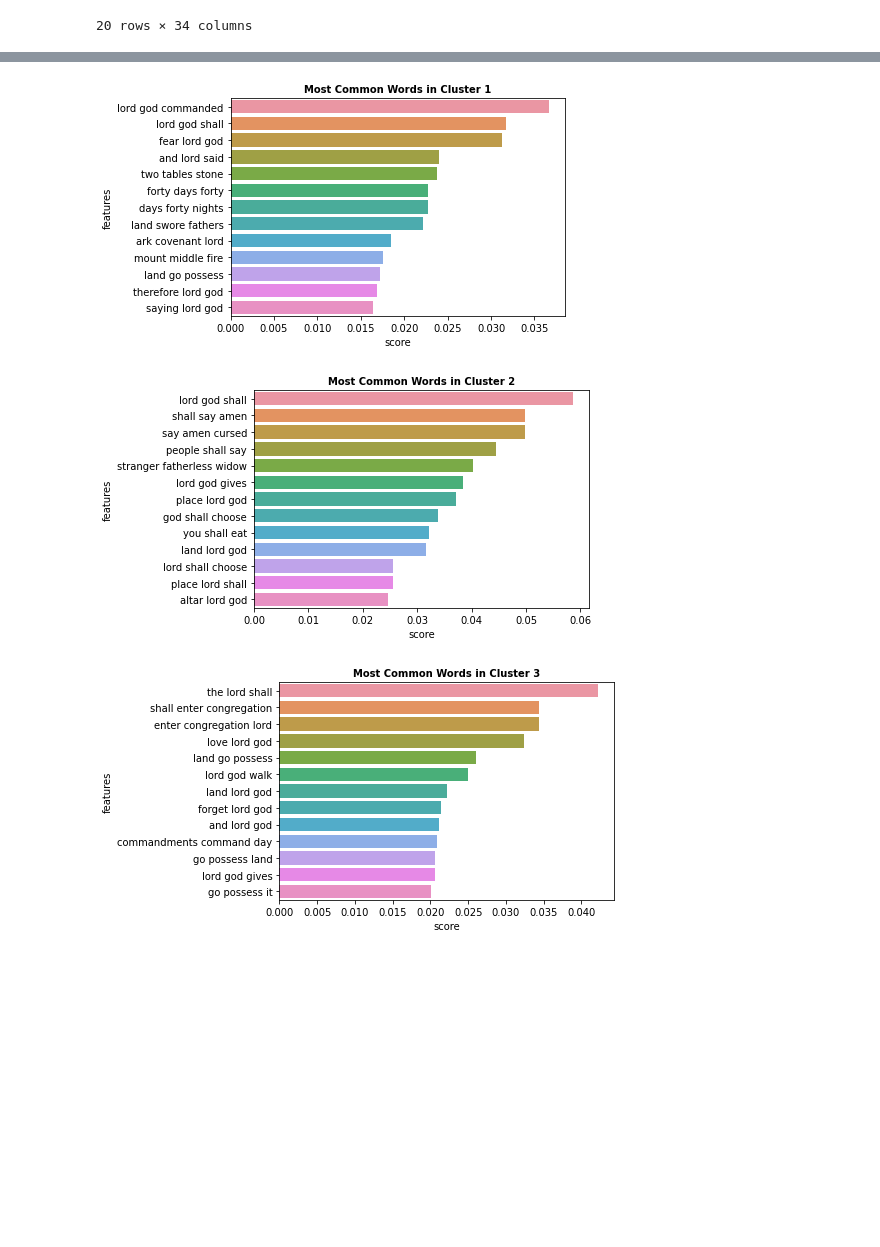
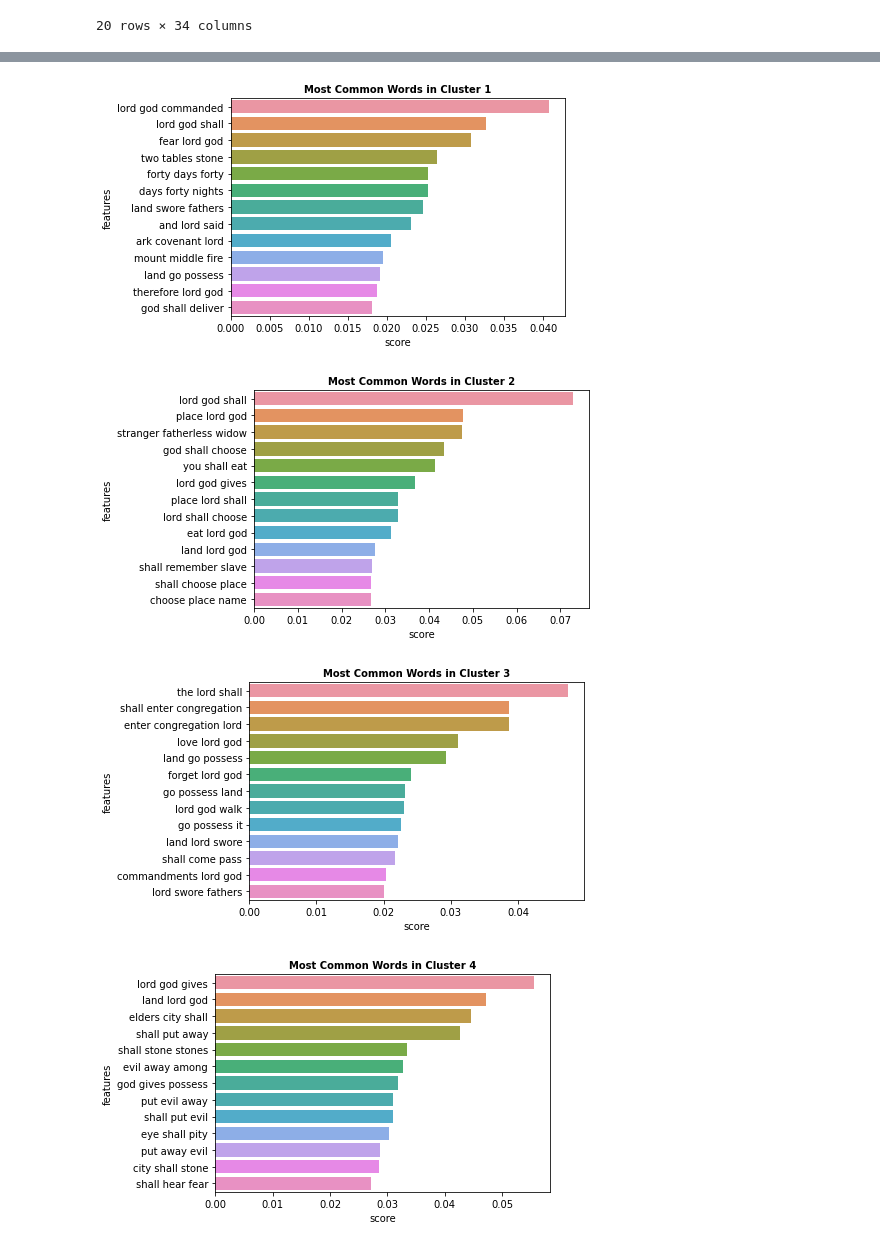
Before and after one commit to Bruno-cesar-dout/Versao_de_experimentos, a Jupyter notebook: Deuteronomio.ipynb, the cells around one changed output, grey strips where cells are left out. Drawn from its saved outputs; the diff is of its cells as text; code cells hidden in the pictures; blank space fills up the shorter version.

```diff
--- a/Deuteronomio.ipynb
+++ b/Deuteronomio.ipynb
@@ -252,7 +252,7 @@ def silhouette(kmeans_dict, df, plot=False):
 
         if(plot): plotSilhouette(df, n_clusters, kmeans_labels, silhouette_avg)
 # %%
-k = 4
+k = 6
 kmeans_results = run_KMeans(k, final_df)
 # %%
 silhouette(kmeans_results, final_df, plot=True)
@@ -281,7 +283,7 @@ def plotWords(dfs, n_feats):
         sns.barplot(x = 'score' , y = 'features', orient = 'h' , data = dfs[i][:n_feats])
         plt.show()
 # %%
-best_result = 4
+best_result = 6
 kmeans = kmeans_results.get(best_result)
 
 final_df_array = final_df.to_numpy()
@@ -294,3 +296,4 @@ plotWords(dfs, 13)
-[figure, old version]
+[figure, new version]
-[figure, old version]
+[figure, new version]
-[figure, old version]
+[figure, new version]
+[figure, added]
```
Also changed, not shown: parts of 6 cells of this notebook.
